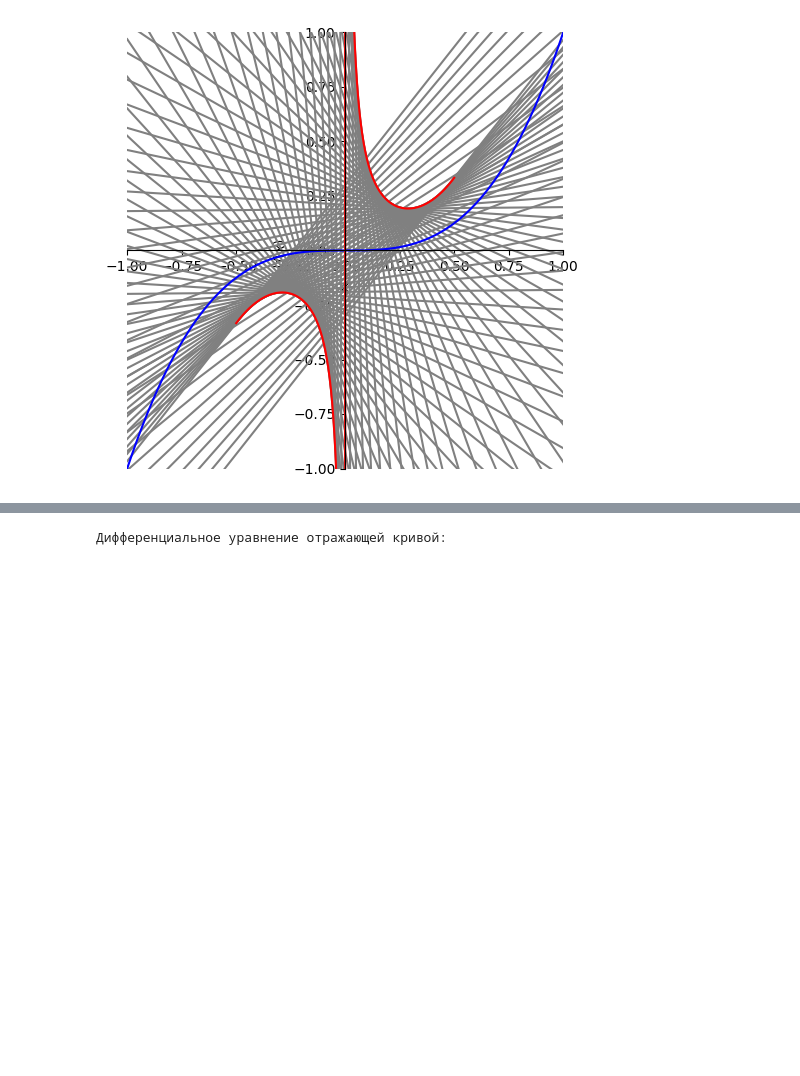
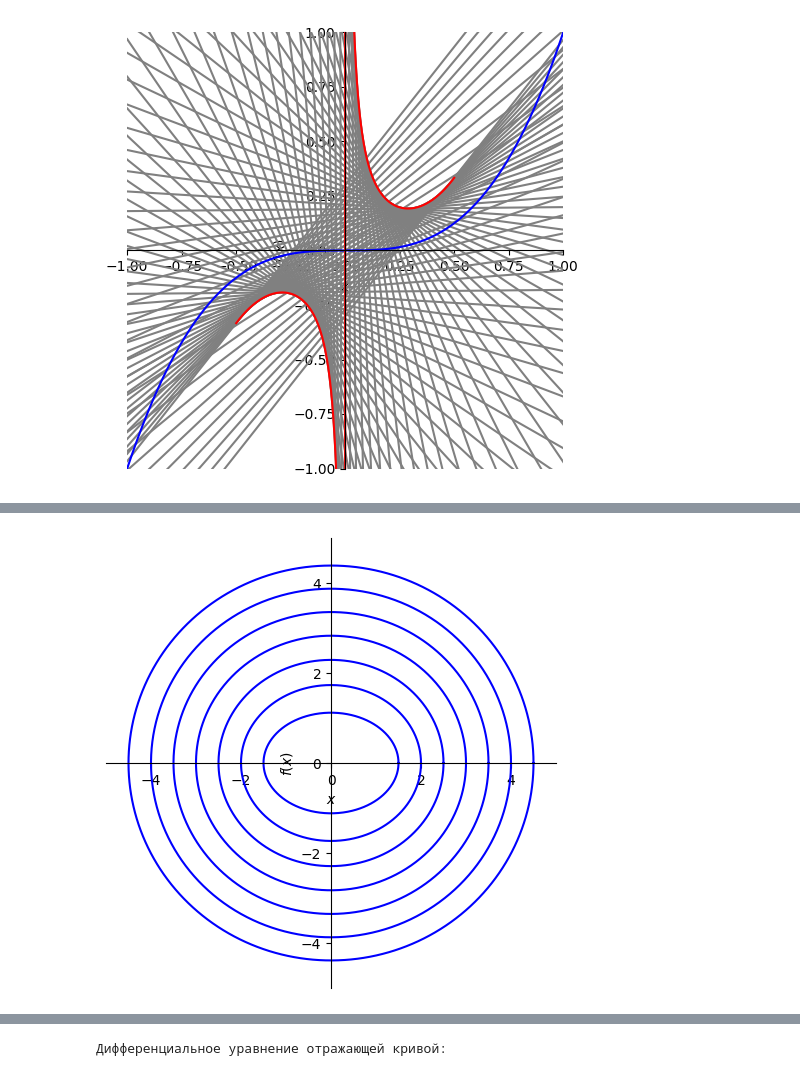
Before and after one commit to mromanenko095/sympy-solutions, a Jupyter notebook: 10_curved_mirrors.ipynb, the cells around one changed output, grey strips where cells are left out. Saved outputs shown, nothing was run; the diff lists cells and outputs as text; code cells hidden in the pictures; blank space fills up the shorter version.

```diff
--- a/10_curved_mirrors.ipynb
+++ b/10_curved_mirrors.ipynb
@@ -531,0 +387,88 @@ $\displaystyle Y = \frac{- 12 t^{10} + 40 t^{9} - 12 t^{8} - 96 t^{7} + 84 t^{6}
+# %%
+from sympy import *
+import numpy as np
+
+# ---------- 1. Символьный вывод: каноническое решение ----------
+x_sym = Symbol('x')
+c_sym = Symbol('c')
+y_sym = Function('y')(x_sym)
+p = Symbol('p')
+C1 = Symbol('C_1')
+A = Symbol('A')
+
+# Дифференциальное уравнение (вывод опущен для краткости, но он есть в вашем коде)
+ode_p = x_sym * y_sym * p**2 + (x_sym**2 - y_sym**2 - c_sym**2) * p - x_sym * y_sym
+
+# Переход к уравнению Клеро через u=x^2, v=y^2
+u, v, dv_du = symbols('u v dv_du', positive=True)
+ode_uv = ode_p.subs({p: sqrt(u/v)*dv_du, x_sym: sqrt(u), y_sym: sqrt(v)})
+ode_uv = simplify(ode_uv * sqrt(v/u))
+v_expr = solve(ode_uv, v)[0]
+v_sol = v_expr.subs(dv_du, C1)
+canonical_form = Eq(x_sym**2 / A + y_sym**2 / (A - c_sym**2), 1)
+
+print("Каноническое решение (семейство эллипсов и гипербол):")
+display(canonical_form)
+
+# ---------- 2. Построение семейства конфокальных эллипсов (рис. 7) ----------
+c_num = 1   # фокусы в (-1,0) и (1,0)
+Xvar, t = symbols('Xvar t')
+p3 = plot(xlim=(-5, 5), ylim=(-5, 5), aspect_ratio=(1,1), show=False)
+for a_val in np.arange(1.5, 5, 0.5):
+    b_val = sqrt(a_val**2 - c_num**2)
+    x_e = a_val * cos(t)
+    y_e = b_val * sin(t)
+    p_ell = plot_parametric((x_e, y_e), (t, 0, 2*pi), line_color='blue', show=False)
+    p3.extend(p_ell)
+p3.show()
+
+# ---------- 3. Построение лучей для конкретного эллипса (рис. 8) ----------
+# Выбираем эллипс с a=2
+a0 = 2
+b0 = sqrt(a0**2 - c_num**2)
+F1 = (-c_num, 0)
+F2 = (c_num, 0)
+
+# Функция для верхней половины эллипса (y >= 0)
+f1 = sqrt(b0**2 * (1 - Xvar**2 / a0**2))
+# Производная
+f1_prime = diff(f1, Xvar)
+
+# Семейство лучей для точечного источника в начале координат (в методичке для рис. 8? но у вас лучи из F1, а не из 0)
+# Нам нужно семейство прямых, проходящих через F1 и точку эллипса, а также отражённых в F2.
+# Сделаем просто: для каждого x0 строим две прямые.
+
+p4 = plot(xlim=(-3, 3), ylim=(-3, 3), aspect_ratio=(1,1), show=False)
+
+# Рисуем эллипс (верхняя половина синим, нижнюю можно добавить)
+p_ell_top = plot(f1, (Xvar, -a0, a0), line_color='blue', show=False)
+p_ell_bottom = plot(-f1, (Xvar, -a0, a0), line_color='blue', show=False)
+p4.extend(p_ell_top)
+p4.extend(p_ell_bottom)
+
+# Рисуем лучи: из F1 в точку и из точки в F2
+X_plot = symbols('X_plot')
+for x0 in np.linspace(-a0+0.05, a0-0.05, 15):
+    y0 = b0 * sqrt(1 - (x0/a0)**2)
+    # Падающий луч: через F1 и (x0, y0)
+    if abs(x0 - F1[0]) > 1e-9:
+        k1 = (y0 - F1[1]) / (x0 - F1[0])
+        line1 = Eq(Y, k1*(X_plot - x0) + y0)
+    else:
+        line1 = Eq(X_plot, F1[0])
+    # Отражённый луч: через (x0,y0) и F2
+    if abs(x0 - F2[0]) > 1e-9:
+        k2 = (F2[1] - y0) / (F2[0] - x0)
+        line2 = Eq(Y, k2*(X_plot - x0) + y0)
+    else:
+        line2 = Eq(X_plot, F2[0])
+    p_line1 = plot(line1, (X_plot, -3, 3), line_color='gray', show=False)
+    p_line2 = plot(line2, (X_plot, -3, 3), line_color='gray', show=False)
+    p4.extend(p_line1)
+    p4.extend(p_line2)
+
+# Каустика – второй фокус (точка)
+p_caustic = plot_parametric((F2[0], 0), (X_plot, 0, 1), line_color='red', show=False)
+p4.extend(p_caustic)
+p4.show()
+# %% [output]
@@ -531,0 +477 @@ $\displaystyle Y = \frac{- 12 t^{10} + 40 t^{9} - 12 t^{8} - 96 t^{7} + 84 t^{6}
+[figure, added]
```
Also changed, not shown: parts of 13 cells of this notebook.
